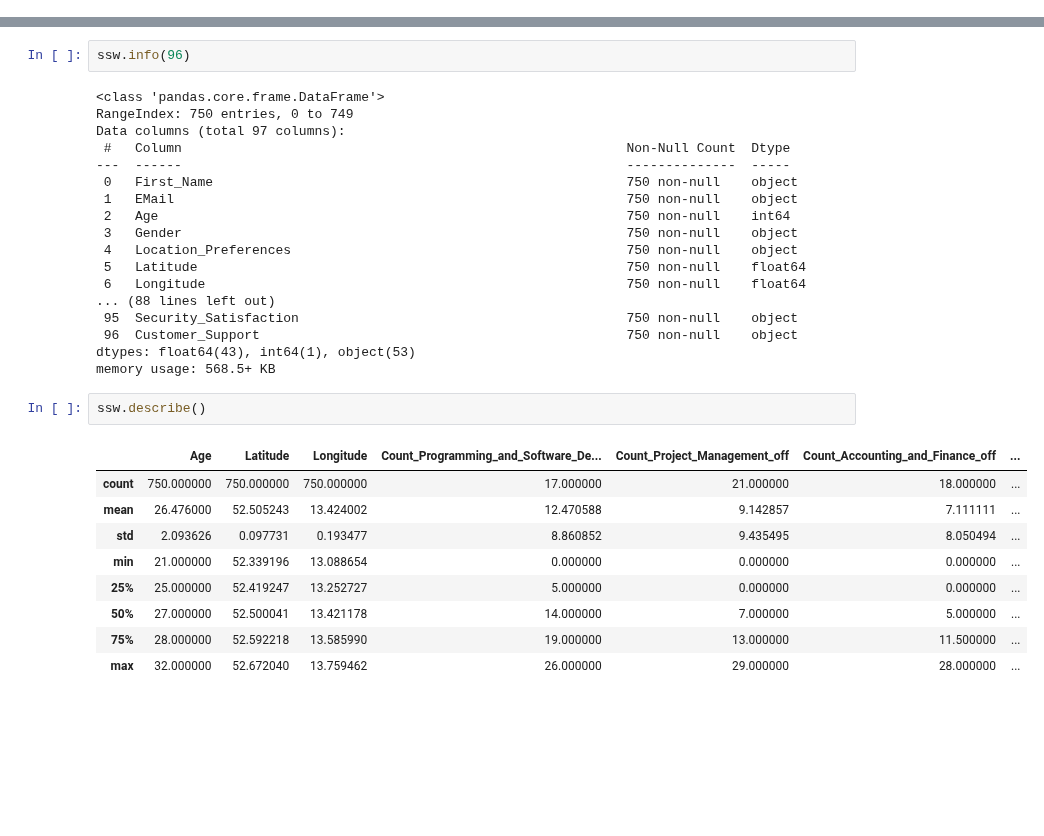
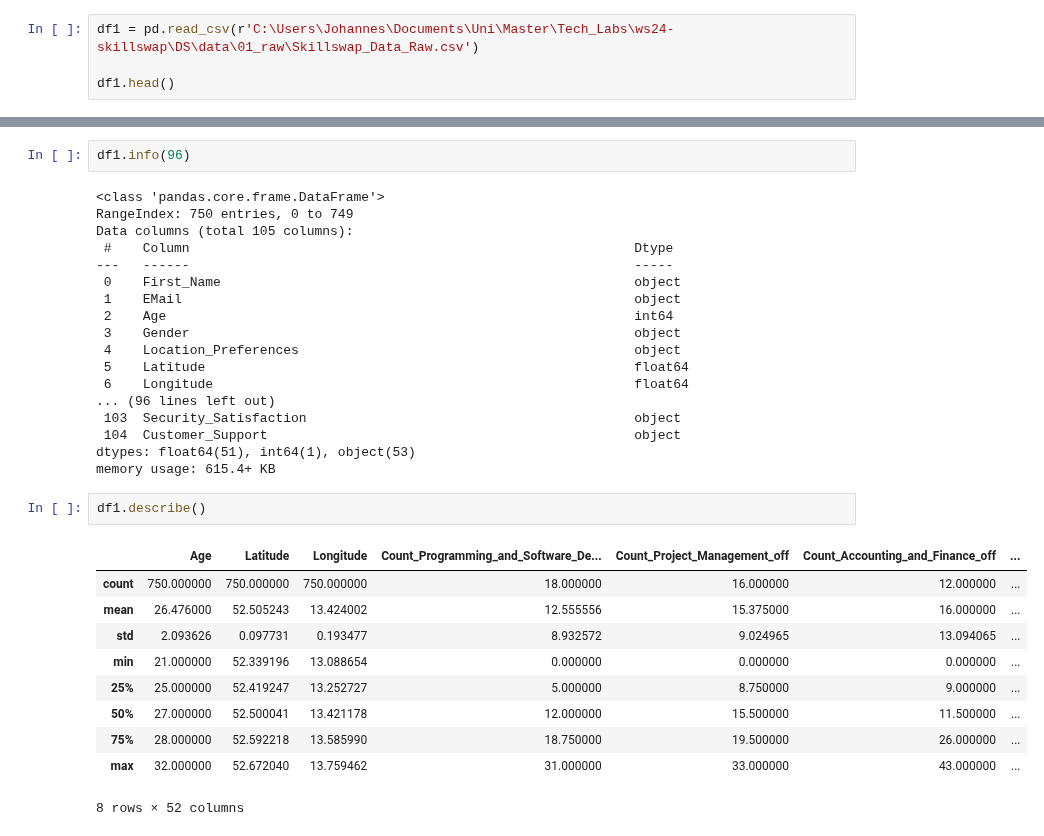
Before and after one commit to TechLabs-Berlin/ws24-skillswap, a Jupyter notebook: DS/notebooks/01_exploratory/Exploratory.data.analysis.ipynb, the cells around one changed output, grey strips where cells are left out. Cells and saved outputs as stored; diff of their text form; blank space fills up the shorter version.

```diff
--- a/DS/notebooks/01_exploratory/Exploratory.data.analysis.ipynb
+++ b/DS/notebooks/01_exploratory/Exploratory.data.analysis.ipynb
@@ -17,0 +8,4 @@ ssw.head()
+# %%
+df1 = pd.read_csv(r'C:\Users\Johannes\Documents\Uni\Master\Tech_Labs\ws24-skillswap\DS\data\01_raw\Skillswap_Data_Raw.csv')
+
+df1.head()
@@ -18,35 +20,36 @@ ssw.head()
 # %%
-ssw.info(96)
+df1.info(96)
 # %% [output]
 <class 'pandas.core.frame.DataFrame'>
 RangeIndex: 750 entries, 0 to 749
-Data columns (total 97 columns):
- #   Column                                                         Non-Null Count  Dtype
----  ------                                                         --------------  -----
- 0   First_Name                                                     750 non-null    object
- 1   EMail                                                          750 non-null    object
- 2   Age                                                            750 non-null    int64
- 3   Gender                                                         750 non-null    object
- 4   Location_Preferences                                           750 non-null    object
- 5   Latitude                                                       750 non-null    float64
- 6   Longitude                                                      750 non-null    float64
-... (88 lines left out)
- 95  Security_Satisfaction                                          750 non-null    object
- 96  Customer_Support                                               750 non-null    object
-dtypes: float64(43), int64(1), object(53)
-memory usage: 568.5+ KB
+Data columns (total 105 columns):
+ #    Column                                                         Dtype
+---   ------                                                         -----
+ 0    First_Name                                                     object
+ 1    EMail                                                          object
+ 2    Age                                                            int64
+ 3    Gender                                                         object
+ 4    Location_Preferences                                           object
+ 5    Latitude                                                       float64
+ 6    Longitude                                                      float64
+... (96 lines left out)
+ 103  Security_Satisfaction                                          object
+ 104  Customer_Support                                               object
+dtypes: float64(51), int64(1), object(53)
+memory usage: 615.4+ KB
 # %%
-ssw.describe()
+df1.describe()
 # %% [output]
 |  | Age | Latitude | Longitude | Count_Programming_and_Software_De... | Count_Project_Management_off | Count_Accounting_and_Finance_off | ... |
-| count | 750.000000 | 750.000000 | 750.000000 | 17.000000 | 21.000000 | 18.000000 | ... |
-| mean | 26.476000 | 52.505243 | 13.424002 | 12.470588 | 9.142857 | 7.111111 | ... |
-| std | 2.093626 | 0.097731 | 0.193477 | 8.860852 | 9.435495 | 8.050494 | ... |
+| count | 750.000000 | 750.000000 | 750.000000 | 18.000000 | 16.000000 | 12.000000 | ... |
+| mean | 26.476000 | 52.505243 | 13.424002 | 12.555556 | 15.375000 | 16.000000 | ... |
+| std | 2.093626 | 0.097731 | 0.193477 | 8.932572 | 9.024965 | 13.094065 | ... |
 | min | 21.000000 | 52.339196 | 13.088654 | 0.000000 | 0.000000 | 0.000000 | ... |
-| 25% | 25.000000 | 52.419247 | 13.252727 | 5.000000 | 0.000000 | 0.000000 | ... |
-| 50% | 27.000000 | 52.500041 | 13.421178 | 14.000000 | 7.000000 | 5.000000 | ... |
-| 75% | 28.000000 | 52.592218 | 13.585990 | 19.000000 | 13.000000 | 11.500000 | ... |
-| max | 32.000000 | 52.672040 | 13.759462 | 26.000000 | 29.000000 | 28.000000 | ... |
+| 25% | 25.000000 | 52.419247 | 13.252727 | 5.000000 | 8.750000 | 9.000000 | ... |
+| 50% | 27.000000 | 52.500041 | 13.421178 | 12.000000 | 15.500000 | 11.500000 | ... |
+| 75% | 28.000000 | 52.592218 | 13.585990 | 18.750000 | 19.500000 | 26.000000 | ... |
+| max | 32.000000 | 52.672040 | 13.759462 | 31.000000 | 33.000000 | 43.000000 | ... |
+8 rows × 52 columns
 # %%
 # Count nan values
 pd.set_option('display.max_rows', None)
```
Also changed, not shown: parts of 16 cells of this notebook, 3 other files.
